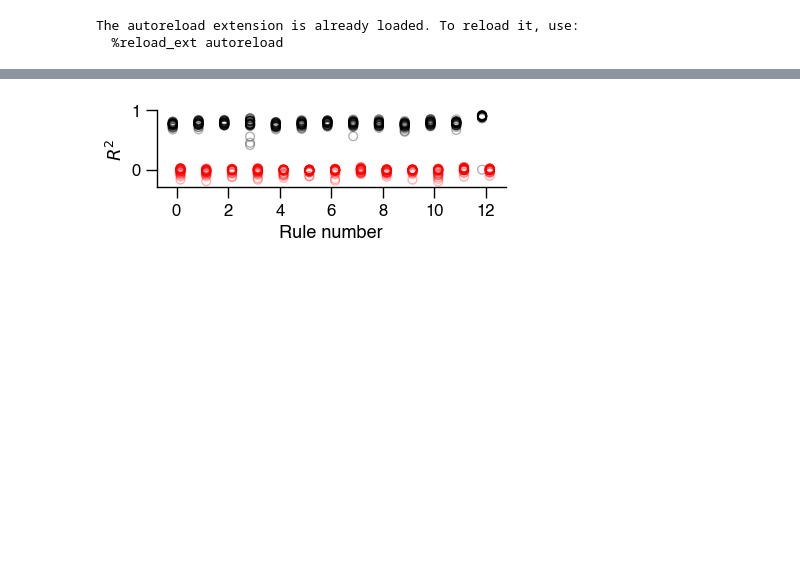
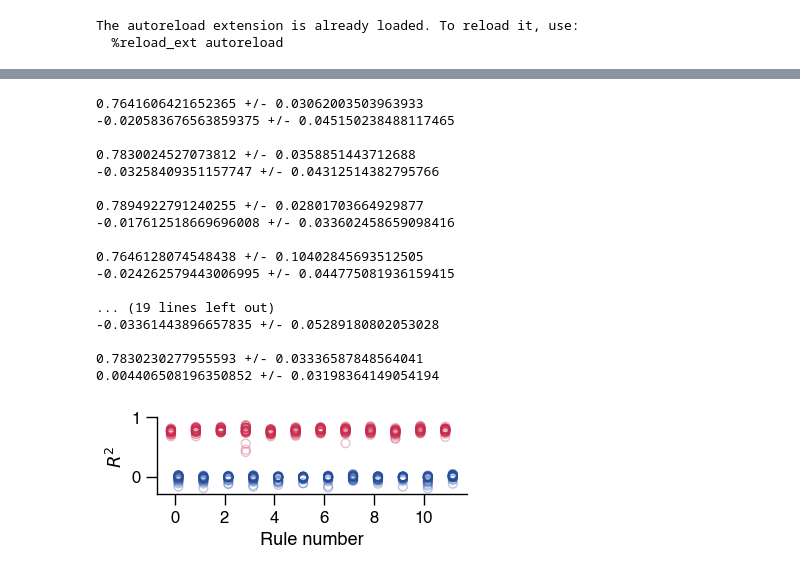
Before and after one commit to davidgbe/automated_plasticity_discovery, a Jupyter notebook: rule_dropouts_bulk_analysis.ipynb, the cells around one changed output, grey strips where cells are left out. Drawn from its saved outputs; the diff is of its cells as text; code cells hidden in the pictures; blank space fills up the shorter version.

```diff
--- a/rule_dropouts_bulk_analysis.ipynb
+++ b/rule_dropouts_bulk_analysis.ipynb
@@ -108,7 +138,7 @@ The autoreload extension is already loaded. To reload it, use:
   %reload_ext autoreload
 # %%
 rule_names = [ # Define labels for all rules to be run during simulations
-	r'',
+	r'Const',
 	r'$y$',
 	r'$x$',
 	r'$y^2$',
@@ -459,6 +568,5 @@ fig.savefig('./figures/rule_dropouts_n5_short_r2.svg')
 # %%
-fig, ax = make_r2_plots(DATA_PATHS_NO_HET_LONG, num_terms=36)
-fig.savefig('./figures/rule_dropouts_n5_long_r2.svg')
+fig, ax = make_r2_plots(DATA_PATHS_NO_HET_LONG[:-1], num_terms=36, save_name='./figures/rule_dropouts_n5_long')
 # %% [output]
 0.7597902135806105 +/- 0.032267323449830125
 0.7681430358463718 +/- 0.03979251113291399
@@ -481,8 +588,8 @@ fig.savefig('./figures/rule_dropouts_n5_long_r2.svg')
 # %%
-def load_r2_z(df, n_nets=30):
+def load_r2_specific_groups(df, groups, n_nets=30):
     rule_path = Path(df) / 'scores'
     arrays = []
-    for group in ['ctrl', 'z']:
+    for group in groups:
         arr = np.array([np.load(f) for f in rule_path.glob(f'{group}/*.npy')])
         if len(arr) < n_nets:
             arr = np.concatenate([
@@ -493,33 +600,54 @@ def load_r2_z(df, n_nets=30):
     return arrays
 
 
-def make_r2_plots_drop_z(dfs, vmax=1):
+def make_r2_plots_drop_specific_groups(dfs, groups, colors=['black', 'red'], vmax=1, vmin=-0.3):
     all_losses = []
     all_coefs = []
     for df in dfs:
-        losses = load_r2_z(df)
+        losses = load_r2_specific_groups(df, groups)
         all_losses.append(losses)
         coefs = load_coefs(df)
         all_coefs.append(coefs)
 
     all_coefs = np.array(all_coefs)
 
-    fig, axs = plt.subplots(1, 1, figsize=(4.5, 1))
+    fig, axs = plt.subplots(1, 1, figsize=(4, 1))
     for i in range(len(all_losses)):
         ctrl_losses_for_rule = all_losses[i][0]
-        axs.scatter([i -0.15] * len(ctrl_losses_for_rule), ctrl_losses_for_rule, alpha=0.3, facecolor='none', edgecolor='black', s=40)
+        axs.scatter([i -0.15] * len(ctrl_losses_for_rule), ctrl_losses_for_rule, alpha=0.3, facecolor='none', edgecolor=colors[0], s=40)
         z_losses_for_rule = all_losses[i][1]
-        axs.scatter([i + 0.15] * len(z_losses_for_rule), z_losses_for_rule, alpha=0.3, facecolor='none', edgecolor='red', s=40)
+        axs.scatter([i + 0.15] * len(z_losses_for_rule), z_losses_for_rule, alpha=0.3, facecolor='none', edgecolor=colors[1], s=40)
 
-    axs.set_ylim(-0.3, 1)
+        print(ctrl_losses_for_rule.mean(), '+/-', ctrl_losses_for_rule.std())
+        print(z_losses_for_rule.mean(), '+/-', z_losses_for_rule.std())
+        print('')
+
+    axs.set_ylim(vmin, vmax)
     axs.set_xlabel('Rule number')
     axs.set_ylabel(r'$R^2$')
     axs.xaxis.set_major_locator(MaxNLocator(integer=True))
     format_plot(axs)
     return fig, axs
 # %%
-fig, ax = make_r2_plots_drop_z(DATA_PATHS_NO_HET_LONG_DROP_Z)
+fig, ax = make_r2_plots_drop_specific_groups(DATA_PATHS_NO_HET_LONG_DROP_Z[:-1], ['ctrl', 'z'], colors=['#c9294c', '#274d9f'])
 fig.savefig('./figures/rule_dropouts_n5_z_long_r2.svg')
 # %% [output]
+0.7641606421652365 +/- 0.03062003503963933
+-0.020583676563859375 +/- 0.045150238488117465
+
+0.7830024527073812 +/- 0.0358851443712688
+-0.03258409351157747 +/- 0.04312514382795766
+
+0.7894922791240255 +/- 0.02801703664929877
+-0.017612518669696008 +/- 0.033602458659098416
+
+0.7646128074548438 +/- 0.10402845693512505
+-0.024262579443006995 +/- 0.044775081936159415
+
+... (19 lines left out)
+-0.03361443896657835 +/- 0.05289180802053028
+
+0.7830230277955593 +/- 0.03336587848564041
+0.004406508196350852 +/- 0.03198364149054194
-[figure, old version]
+[figure, new version]
 # %%
```
Also changed, not shown: parts of 12 cells of this notebook, 4 other files.
